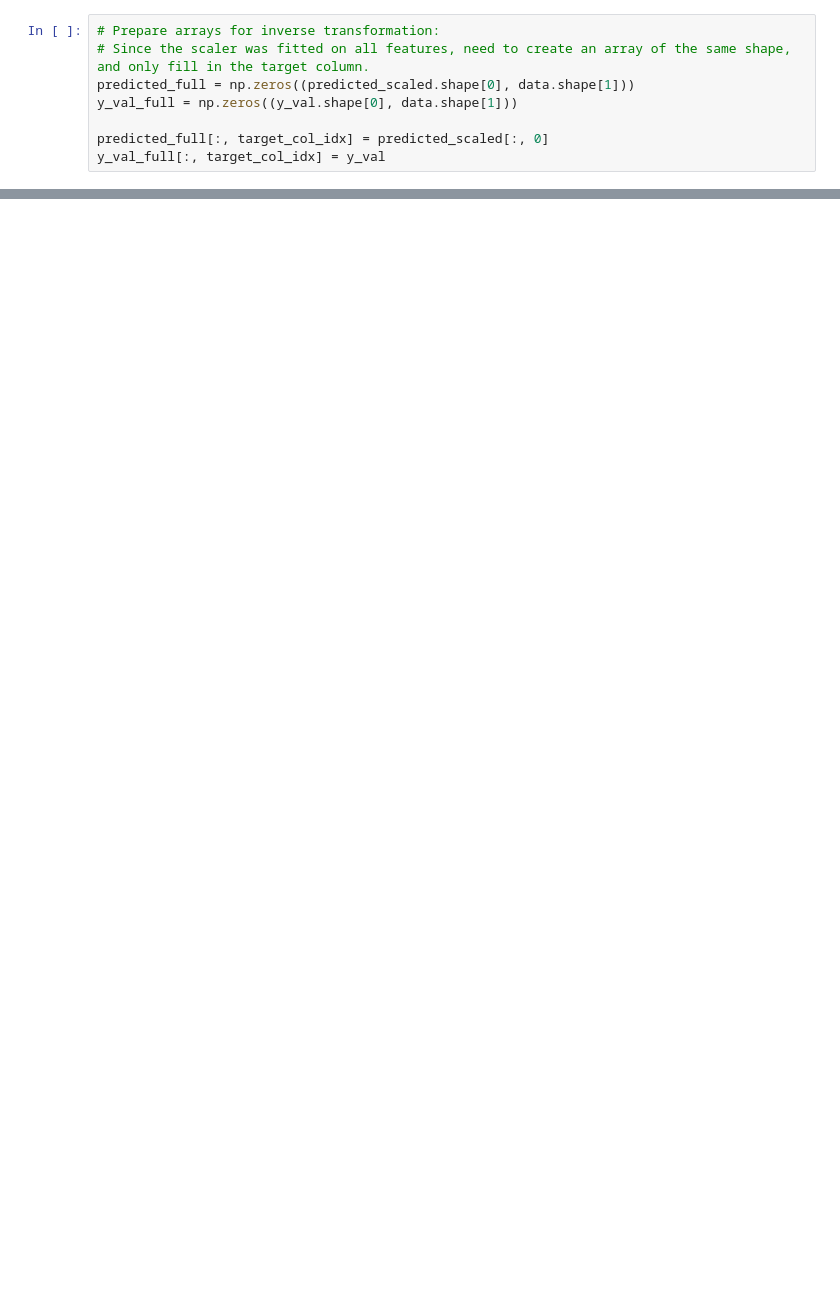
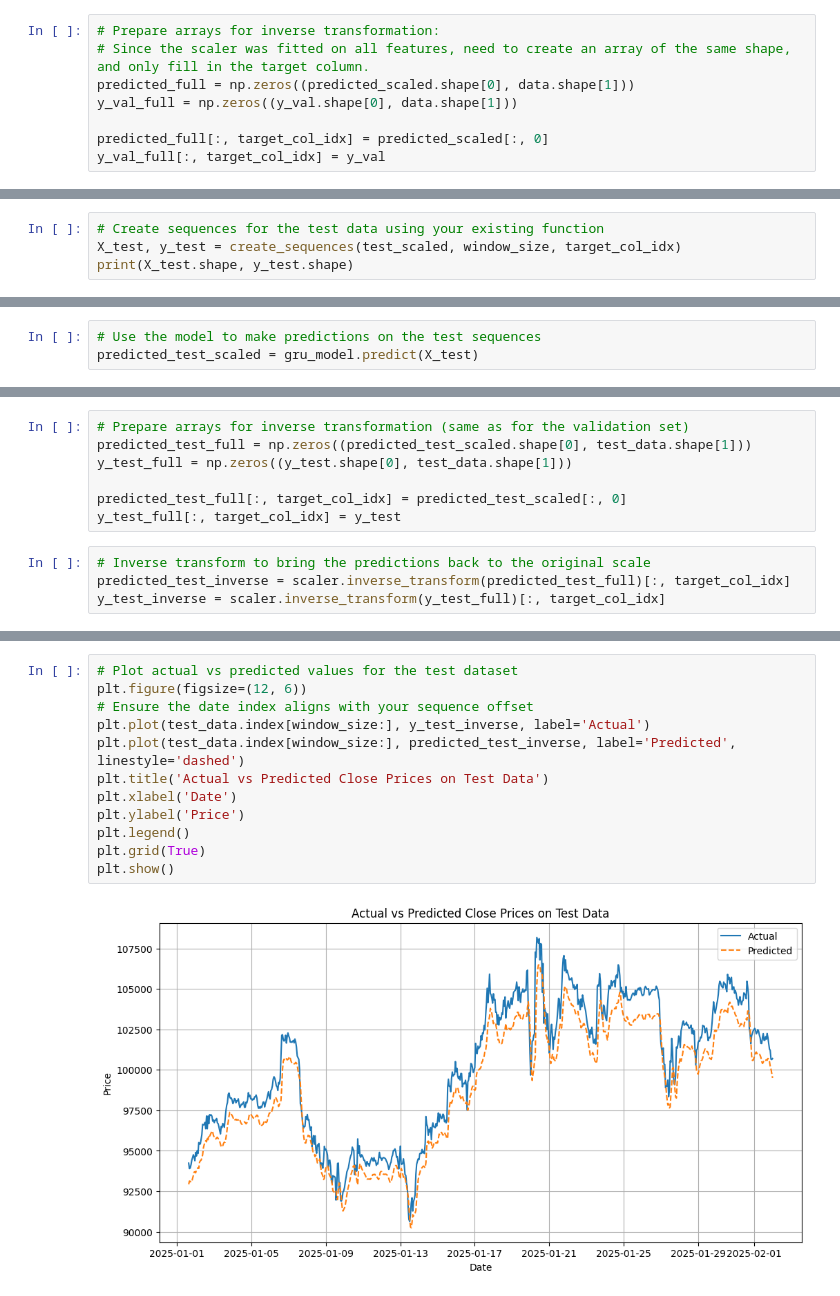
Before and after one commit to alexzheng123/EC331-project, a Jupyter notebook: code/GRU.ipynb, the cells around one changed output, grey strips where cells are left out. Drawn from its saved outputs; the diff is of its cells as text; blank space fills up the shorter version.

```diff
--- a/code/GRU.ipynb
+++ b/code/GRU.ipynb
@@ -206,0 +217,4 @@ plt.show()
+# %%
+# Create sequences for the test data using your existing function
+X_test, y_test = create_sequences(test_scaled, window_size, target_col_idx)
+print(X_test.shape, y_test.shape)
@@ -206,0 +223,3 @@ plt.show()
+# %%
+# Use the model to make predictions on the test sequences
+predicted_test_scaled = gru_model.predict(X_test)
@@ -206,0 +228,11 @@ plt.show()
+# %%
+# Prepare arrays for inverse transformation (same as for the validation set)
+predicted_test_full = np.zeros((predicted_test_scaled.shape[0], test_data.shape[1]))
+y_test_full = np.zeros((y_test.shape[0], test_data.shape[1]))
+
+predicted_test_full[:, target_col_idx] = predicted_test_scaled[:, 0]
+y_test_full[:, target_col_idx] = y_test
+# %%
+# Inverse transform to bring the predictions back to the original scale
+predicted_test_inverse = scaler.inverse_transform(predicted_test_full)[:, target_col_idx]
+y_test_inverse = scaler.inverse_transform(y_test_full)[:, target_col_idx]
@@ -206,0 +252,14 @@ plt.show()
+# %%
+# Plot actual vs predicted values for the test dataset
+plt.figure(figsize=(12, 6))
+# Ensure the date index aligns with your sequence offset
+plt.plot(test_data.index[window_size:], y_test_inverse, label='Actual')
+plt.plot(test_data.index[window_size:], predicted_test_inverse, label='Predicted', linestyle='dashed')
+plt.title('Actual vs Predicted Close Prices on Test Data')
+plt.xlabel('Date')
+plt.ylabel('Price')
+plt.legend()
+plt.grid(True)
+plt.show()
+# %% [output]
+[figure, added]
```
Also changed, not shown: parts of 14 cells of this notebook, 7 other files.
